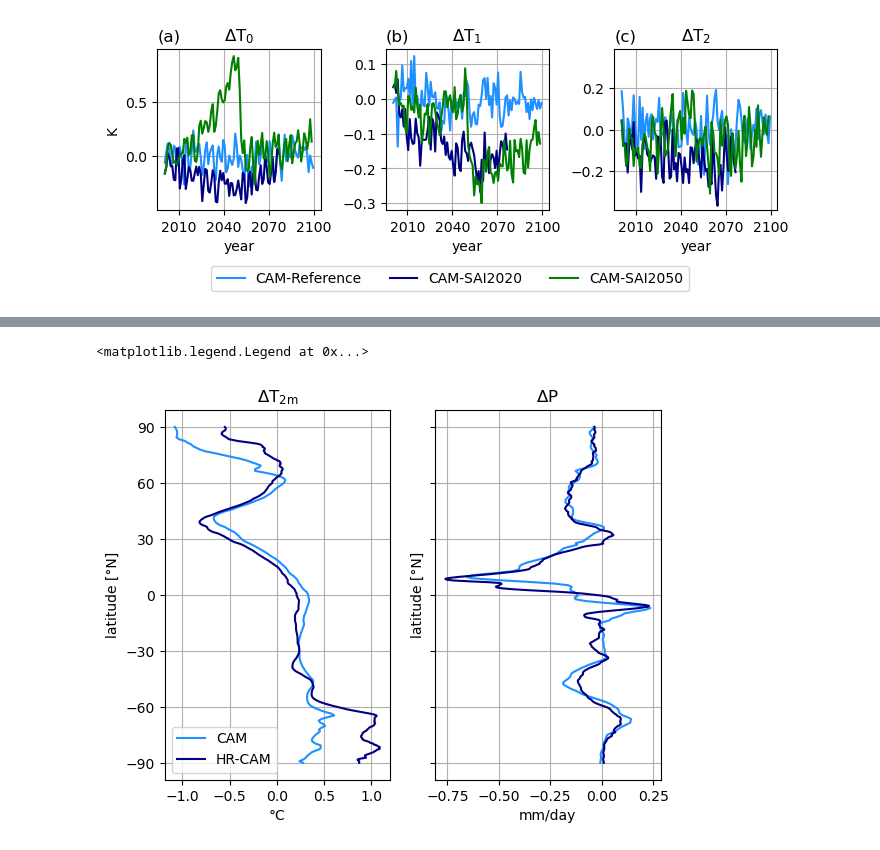
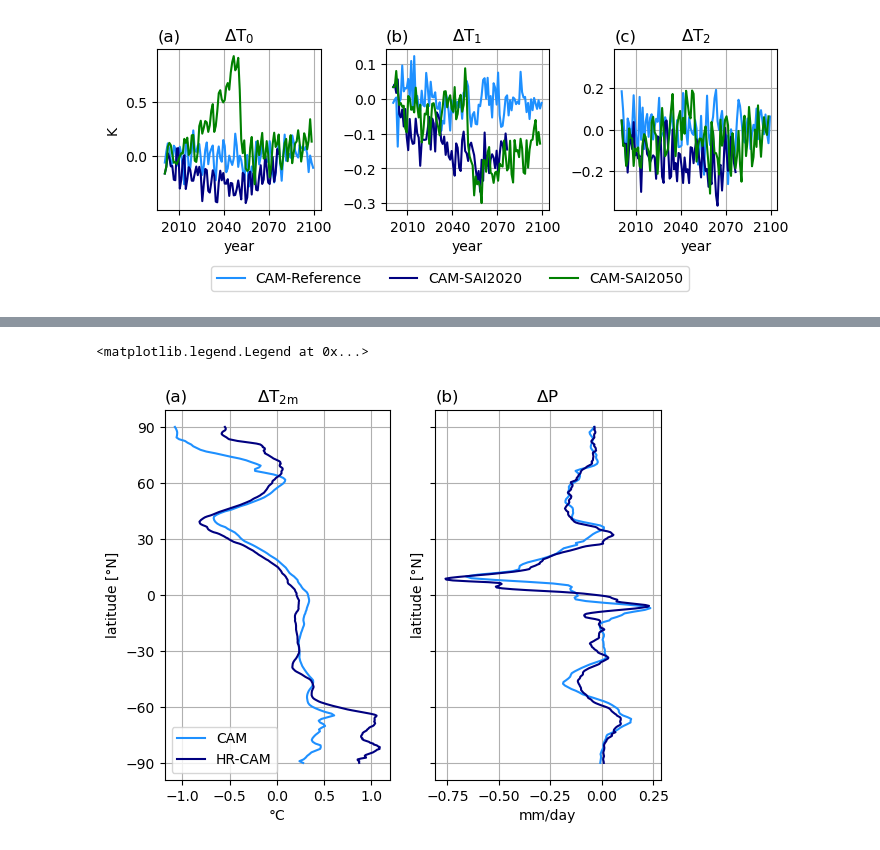
Before and after one commit to JdeJong96/CESM-CAM_SAI, a Jupyter notebook: results/CESM1.0.4results.ipynb, the cells around one changed output, grey strips where cells are left out. Saved outputs shown, nothing was run; the diff lists cells and outputs as text; code cells hidden in the pictures.

```diff
--- a/results/CESM1.0.4results.ipynb
+++ b/results/CESM1.0.4results.ipynb
@@ -432,27 +432,27 @@ fig.savefig('figures/cesm1.TREFHT_PRECT.SAI-REF.pdf', bbox_inches='tight')
 # %%
 cols = ['orangered','firebrick','dodgerblue']
 labels = ['CAM5', 'HR-CAM5', 'WACCM1']
 fac = 3.6e6*24 # conversion m/s to mm/day
 
 fig, (ax1,ax2) = plt.subplots(1,2, sharey=True)
 
 (TREFHT['cam.lr.sai50.f']-TREFHT['cam.lr.spin.i']).mean('lon').plot(ax=ax1, y='lat', c='dodgerblue', label='CAM')
 (TREFHT['cam.mr.sai50.f']-TREFHT['cam.mr.spin.i']).mean('lon').plot(ax=ax1, y='lat', c='navy', label='HR-CAM')
 
 ((PRECT['cam.lr.sai50.f']-PRECT['cam.lr.spin.i'])*fac).mean('lon').plot(ax=ax2, y='lat', c='dodgerblue', label='CAM')
 ((PRECT['cam.mr.sai50.f']-PRECT['cam.mr.spin.i'])*fac).mean('lon').plot(ax=ax2, y='lat', c='navy', label='HR-CAM')
 
-ax1.set_title(r'$\Delta$T$_{2\mathrm{m}}$')
+ax1.set_title(r'$\Delta$T$_{2\mathrm{m}}$'); ax1.set_title('(a)', loc='left')
 ax1.set_xlabel('°C')
 ax1.set_ylabel('latitude [°N]')
 ax1.set_yticks(range(-90,91,30))
 ax1.grid()
-ax2.set_title(r'$\Delta$P')
+ax2.set_title(r'$\Delta$P'); ax2.set_title('(b)', loc='left')
 ax2.set_xlabel('mm/day')
 ax2.set_ylabel(ax1.get_ylabel())
 ax2.grid()
 
 ax1.legend()
 # %% [output]
 <matplotlib.legend.Legend at 0x...>
-[figure, old version]
+[figure, new version]
```
Also changed, not shown: parts of 5 cells of this notebook, 7 other files.
